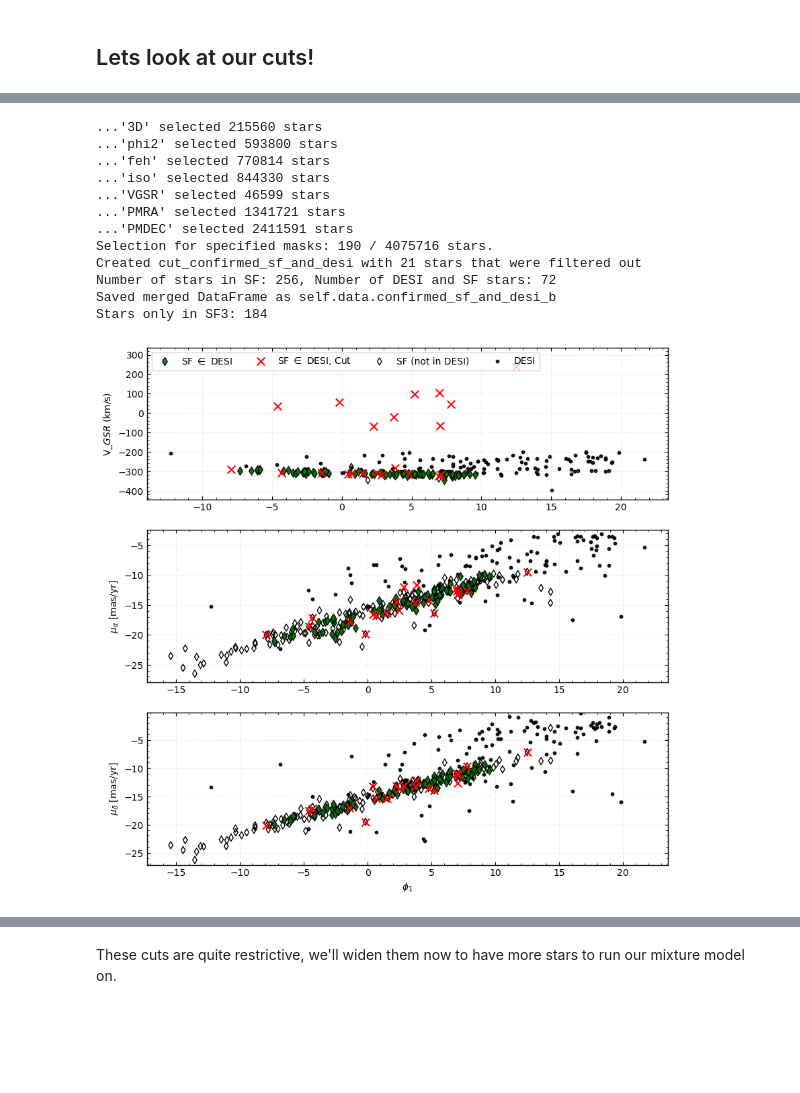
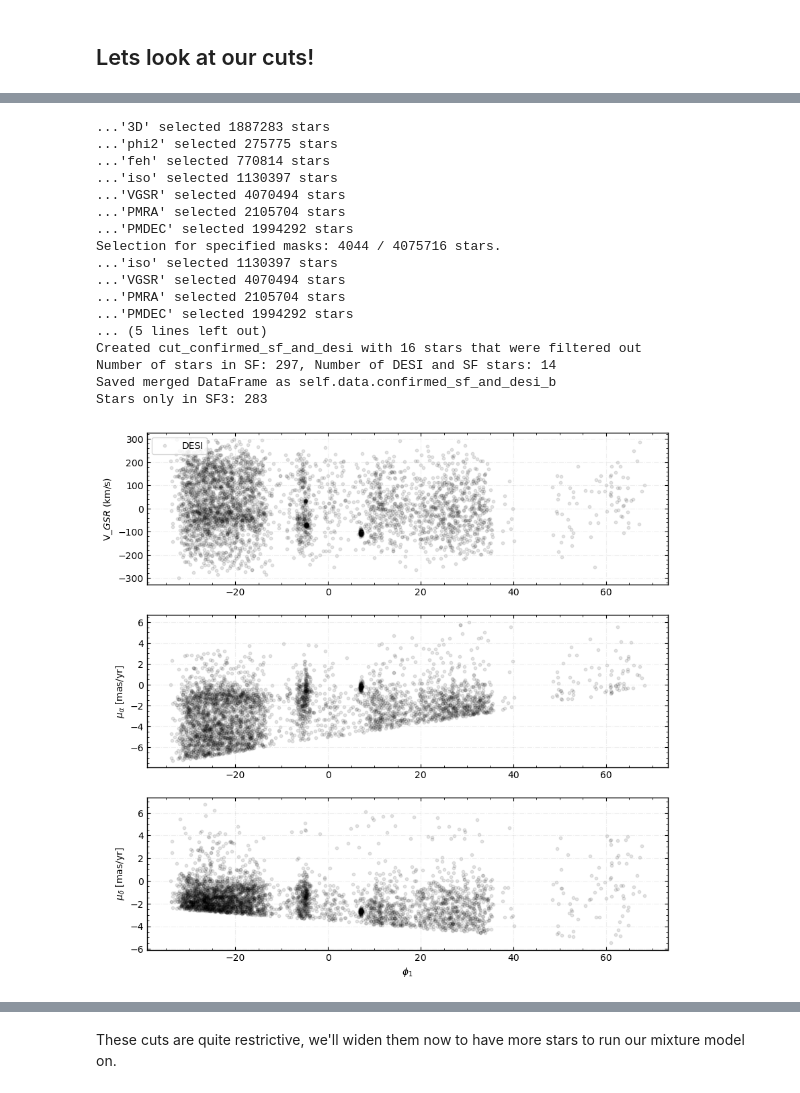
Before and after one commit to nassmohammed/DESI-DR1_streamTutorial, a Jupyter notebook: streamTutorial.ipynb, the cells around one changed output, grey strips where cells are left out. Cells and saved outputs as stored; diff of their text form; code cells hidden in the pictures; blank space fills up the shorter version.

```diff
--- a/streamTutorial.ipynb
+++ b/streamTutorial.ipynb
@@ -248,7 +233,7 @@ ax.legend()
 Now lets trim stars that are too metal rich!
 # %%
 #-----------------------#
-feh_cut = -1 # [dex]
+feh_cut = -1.5 # [dex]
 #-----------------------#
 
 selection_fine.add_mask(name='feh',
@@ -345,7 +318,7 @@ plt_trim.kin_plot(showStream=True, background=True, show_sf_only=False)
 # %%
 #-----------------------#
-vgsr_max=-200 #[km/s]
-vgsr_min=-400
+vgsr_max=300 #[km/s]
+vgsr_min=-300
 #-----------------------#
 
 selection_fine.add_mask(name='VGSR',
@@ -354,7 +327,7 @@ selection_fine.add_mask(name='VGSR',
 Mask added: 'VGSR'
 # %%
 #-----------------------#
-pmra_wiggle = 10 # [mas/yr]
+pmra_wiggle = 5 # [mas/yr]
 #-----------------------#
 
 # selection_fine.add_mask(name='PMRA',
@@ -382,7 +355,7 @@ Mask added: 'PMRA'
 #         mask_func=lambda df: (df['PMDEC'] < pmdec_max) & (df['PMDEC'] > pmdec_min))
 
 #-----------------------#
-pmdec_wiggle = 10 # [mas/yr]
+pmdec_wiggle = 5 # [mas/yr]
 #-----------------------#
 
 
@@ -417,34 +394,39 @@ Active masks:
 # %%
 importlib.reload(st)
 # Lets take a look at our trimmed DESI data
 mask = selection_fine.get_masks(['3D', 'phi2', 'feh','iso', 'VGSR', 'PMRA', 'PMDEC'])
 
 # Using the new method that replaces the 4-line pattern
 # VGSR is now automatically computed for confirmed_sf_not_desi within mask_stream()
 trimmed_stream = SoI.mask_stream(mask)
 
 plt_trim = st.StreamPlotter(trimmed_stream)
 plt_trim.plot_params['sf_in_desi']['alpha']= 0.9
-plt_trim.plot_params['background']['alpha']= 0.9
+plt_trim.plot_params['background']['alpha']= 0.1
 plt_trim.plot_params['background']['s'] = 10
 #-----------------------#
-plt_trim.kin_plot(showStream=True, show_sf_only=True, background=True) # You can change showStream to True to see where the STREAMFINDER stars are in this space.
+plt_trim.kin_plot(showStream=False, show_sf_only=False, background=True) # You can change showStream to True to see where the STREAMFINDER stars are in this space.
                                                                        # If there aren't many SF stars in DESI, you can show the stars not in DESI as a guide by setting show_sf_only to True
 #-----------------------#
 # %% [output]
-...'3D' selected 215560 stars
-...'phi2' selected 593800 stars
+...'3D' selected 1887283 stars
+...'phi2' selected 275775 stars
 ...'feh' selected 770814 stars
-...'iso' selected 844330 stars
-...'VGSR' selected 46599 stars
-...'PMRA' selected 1341721 stars
-...'PMDEC' selected 2411591 stars
-Selection for specified masks: 190 / 4075716 stars.
-Created cut_confirmed_sf_and_desi with 21 stars that were filtered out
-Number of stars in SF: 256, Number of DESI and SF stars: 72
+...'iso' selected 1130397 stars
+...'VGSR' selected 4070494 stars
+...'PMRA' selected 2105704 stars
+...'PMDEC' selected 1994292 stars
+Selection for specified masks: 4044 / 4075716 stars.
+...'iso' selected 1130397 stars
+...'VGSR' selected 4070494 stars
+...'PMRA' selected 2105704 stars
+...'PMDEC' selected 1994292 stars
+... (5 lines left out)
+Created cut_confirmed_sf_and_desi with 16 stars that were filtered out
+Number of stars in SF: 297, Number of DESI and SF stars: 14
 Saved merged DataFrame as self.data.confirmed_sf_and_desi_b
-Stars only in SF3: 184
+Stars only in SF3: 283
-[figure, old version]
+[figure, new version]
 # %% [markdown]
 Lets look at an example of a stream (Sylgr-I21) being spotted once our initial cuts have been made. We can see lines of overdensities in all three kinematic dimensions!
 
```
Also changed, not shown: parts of 25 cells of this notebook, 1 other file.
